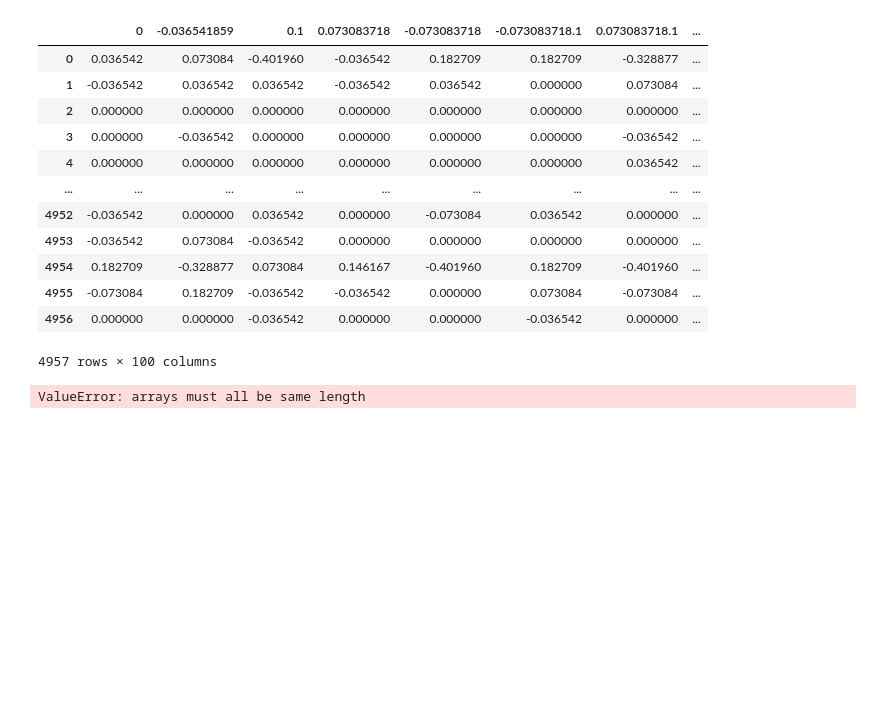
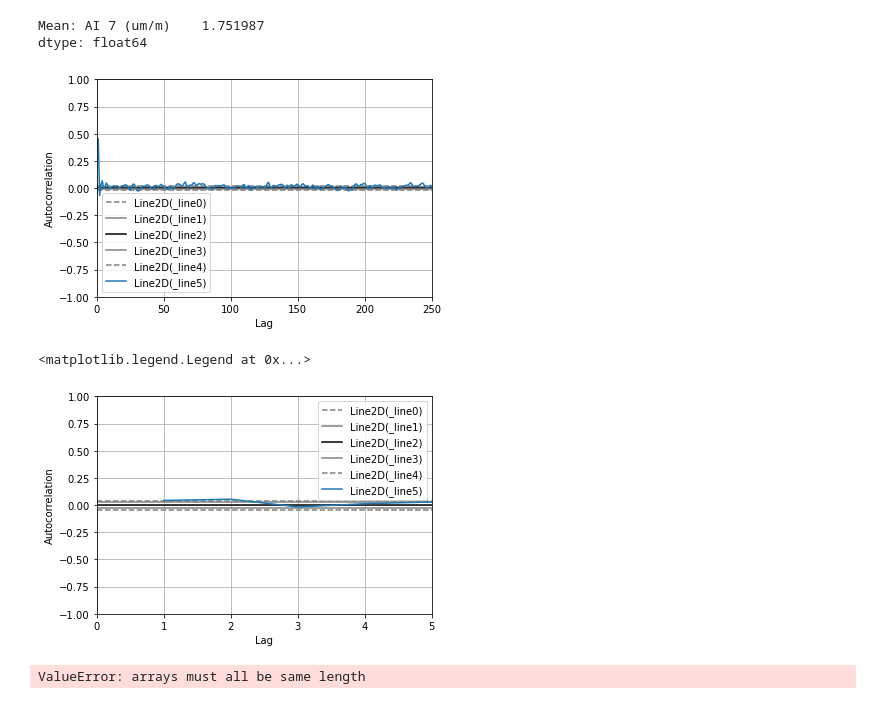
Before and after one commit to wianoski/lcs-bridge, a Jupyter notebook: RTU/fix_RTU01/rec acc/calib jumat/jumat.ipynb, the cells around one changed output. Drawn from its saved outputs; the diff is of its cells as text; code cells hidden in the pictures; blank space fills up the shorter version.

```diff
--- a/RTU/fix_RTU01/rec acc/calib jumat/jumat.ipynb
+++ b/RTU/fix_RTU01/rec acc/calib jumat/jumat.ipynb
@@ -1,33 +21,39 @@
+# %%
+df1 = pd.read_csv('pusjatan_fix_1_filter.csv')
+# df.set_index("val")
+for variable1 in df1.columns:
+    ax1 = autocorrelation_plot(df1[variable1])
+
+ax1.set_xlim([0, 250])
+ax1.legend(ax1.get_lines())
+print('Mean:', np.mean(df1))
+# %% [output]
+Mean: AI 7 (um/m)    1.751987
+dtype: float64
+[figure, added]
 # %%
 import pandas as pd
 import matplotlib.pyplot as plt
 import numpy as np
 
 
-df = pd.read_csv('27102020_acc1_2.csv')
+df = pd.read_csv('27102020_acc1_2_filter.csv')
+for variable in df.columns:
+    ax = autocorrelation_plot(df[variable])
 
+ax.set_xlim([0, 5])
+ax.legend(ax.get_lines())
 # df.to_numpy()
-x = df.iloc[:,2::2]
-y = df.iloc[:,1::2]
+# x = df.iloc[:,2::2]
+# y = df.iloc[:,1::2]
 
-x
+# x
 
 # data = df.plot(x='timestamp')
 # data.set_xlabel("RTU Value")
 # %% [output]
-|  | 0 | -0.036541859 | 0.1 | 0.073083718 | -0.073083718 | -0.073083718.1 | 0.073083718.1 | ... |
-| 0 | 0.036542 | 0.073084 | -0.401960 | -0.036542 | 0.182709 | 0.182709 | -0.328877 | ... |
-| 1 | -0.036542 | 0.036542 | 0.036542 | -0.036542 | 0.036542 | 0.000000 | 0.073084 | ... |
-| 2 | 0.000000 | 0.000000 | 0.000000 | 0.000000 | 0.000000 | 0.000000 | 0.000000 | ... |
-| 3 | 0.000000 | -0.036542 | 0.000000 | 0.000000 | 0.000000 | 0.000000 | -0.036542 | ... |
-| 4 | 0.000000 | 0.000000 | 0.000000 | 0.000000 | 0.000000 | 0.000000 | 0.036542 | ... |
-| ... | ... | ... | ... | ... | ... | ... | ... | ... |
-| 4952 | -0.036542 | 0.000000 | 0.036542 | 0.000000 | -0.073084 | 0.036542 | 0.000000 | ... |
-| 4953 | -0.036542 | 0.073084 | -0.036542 | 0.000000 | 0.000000 | 0.000000 | 0.000000 | ... |
-| 4954 | 0.182709 | -0.328877 | 0.073084 | 0.146167 | -0.401960 | 0.182709 | -0.401960 | ... |
-| 4955 | -0.073084 | 0.182709 | -0.036542 | -0.036542 | 0.000000 | 0.073084 | -0.073084 | ... |
-| 4956 | 0.000000 | 0.000000 | -0.036542 | 0.000000 | 0.000000 | -0.036542 | 0.000000 | ... |
-4957 rows × 100 columns
+<matplotlib.legend.Legend at 0x...>
+[figure, added]
 # %%
 from pandas import DataFrame
 import matplotlib.pyplot as plt
```
Also changed, not shown: parts of 6 cells of this notebook, 3 other files.
